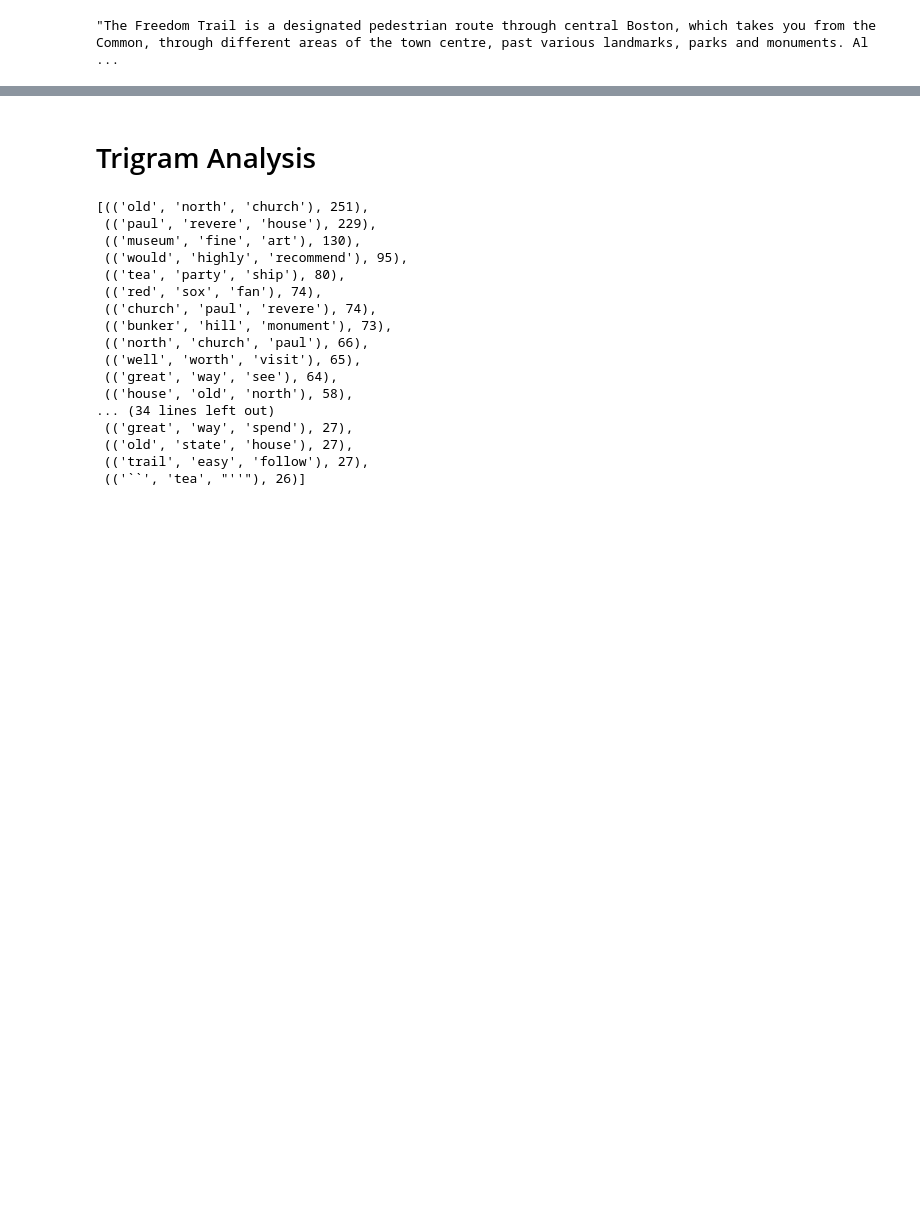
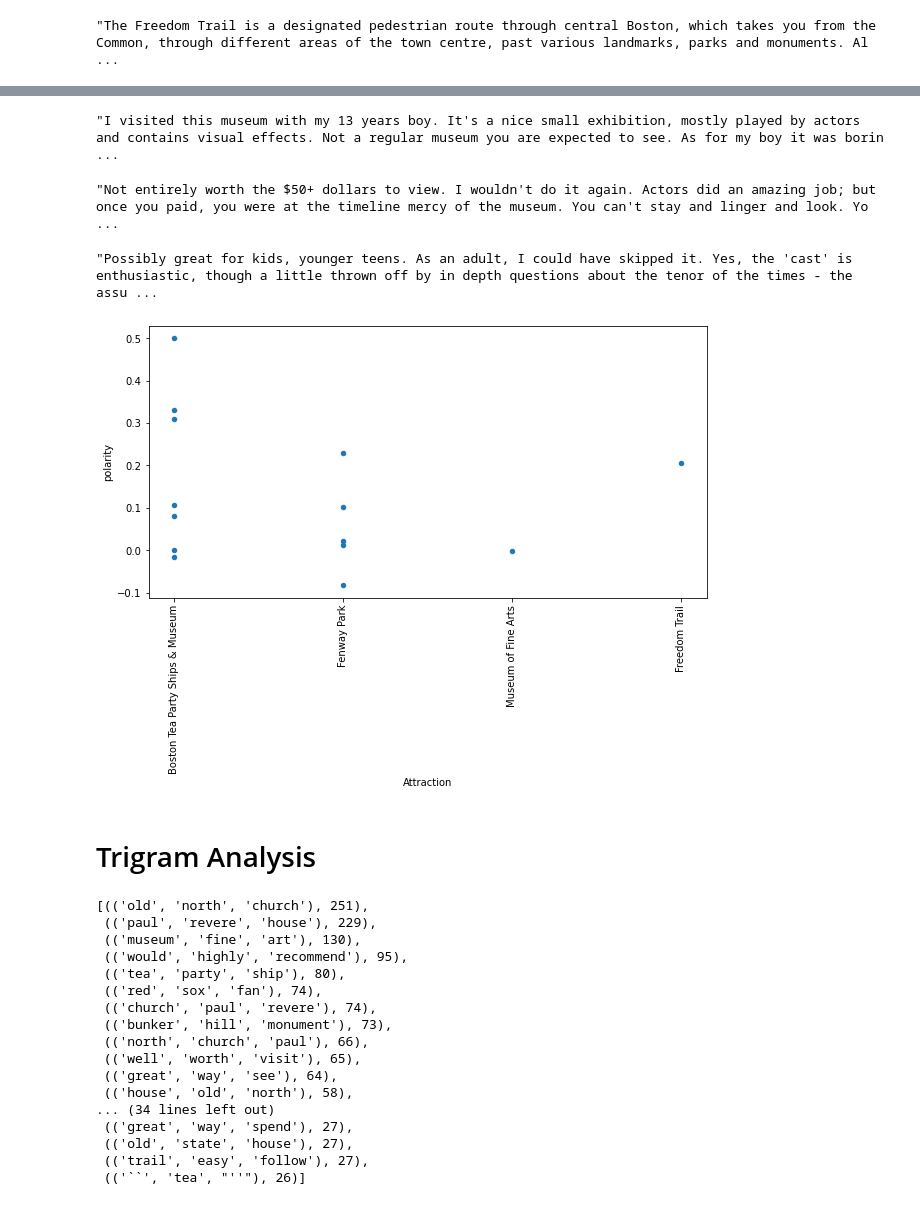
Before and after one commit to tdchoi7/Web_Scrape_Proj, a Jupyter notebook: tripadv/2_Analysis_Boston.ipynb, the cells around one changed output, grey strips where cells are left out. Drawn from its saved outputs; the diff is of its cells as text; code cells hidden in the pictures; blank space fills up the shorter version.

```diff
--- a/tripadv/2_Analysis_Boston.ipynb
+++ b/tripadv/2_Analysis_Boston.ipynb
@@ -983,3 +983,8 @@ ta_5vspoor[(ta_5vspoor['Rating']=='Poor') &
 ta_5vspoor.loc[19768, 'Text']
 # %% [output]
 "The Freedom Trail is a designated pedestrian route through central Boston, which takes you from the Common, through different areas of the town centre, past various landmarks, parks and monuments. Al ...
+# %%
+time_money_poor = ta_5vspoor[(ta_5vspoor['Rating']=='Poor') &
+           (ta_5vspoor['Text'].str.contains('time')) &
+           (ta_5vspoor['Text'].str.contains('money'))]
+time_money_poor
@@ -986,3 +1007,30 @@ ta_5vspoor.loc[19768, 'Text']
+# %%
+time_money_poor.loc[23886, 'Text']
+# %% [output]
+"I visited this museum with my 13 years boy. It's a nice small exhibition, mostly played by actors and contains visual effects. Not a regular museum you are expected to see. As for my boy it was borin ...
+# %%
+time_money_poor.loc[24007, 'Text']
+# %% [output]
+"Not entirely worth the $50+ dollars to view. I wouldn't do it again. Actors did an amazing job; but once you paid, you were at the timeline mercy of the museum. You can't stay and linger and look. Yo ...
+# %%
+time_money_poor.loc[24209, 'Text']
+# %% [output]
+"Possibly great for kids, younger teens. As an adult, I could have skipped it. Yes, the 'cast' is enthusiastic, though a little thrown off by in depth questions about the tenor of the times - the assu ...
+# %%
+from textblob import TextBlob
+
+sample_size = len(time_money_poor)
+
+def sentiment_func(x):
+    sentiment = TextBlob(x['Text'])
+    x['polarity'] = sentiment.polarity
+    x['subjectivity'] = sentiment.subjectivity
+    return x
+
+sample = time_money_poor.sample(sample_size).apply(sentiment_func, axis=1)
+sample.plot.scatter('Attraction', 'polarity').tick_params(axis='x', labelrotation = 90)
+# %% [output]
+[figure, added]
 # %% [markdown]
 # Trigram Analysis
 # %%
```
Also changed, not shown: parts of 27 cells of this notebook.
